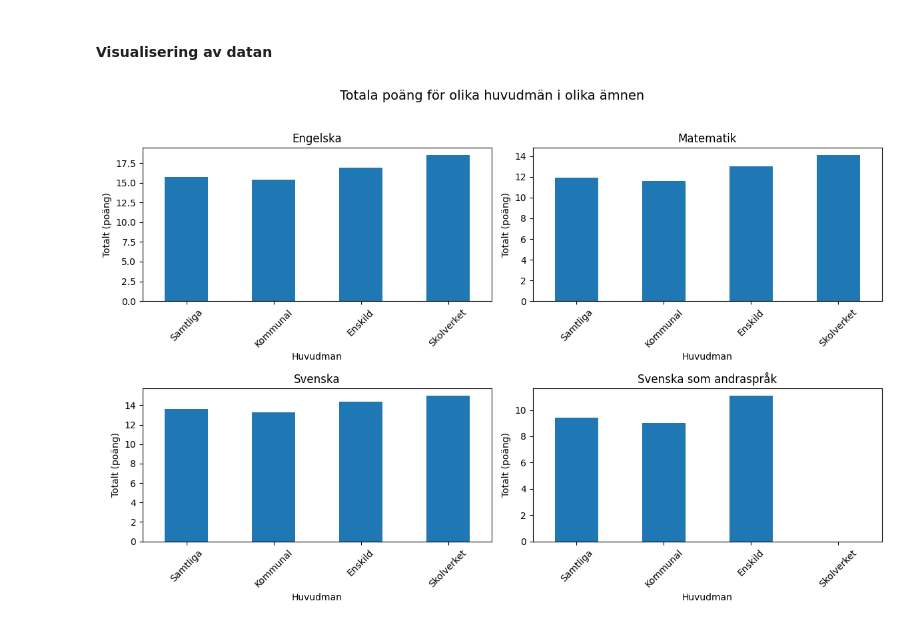
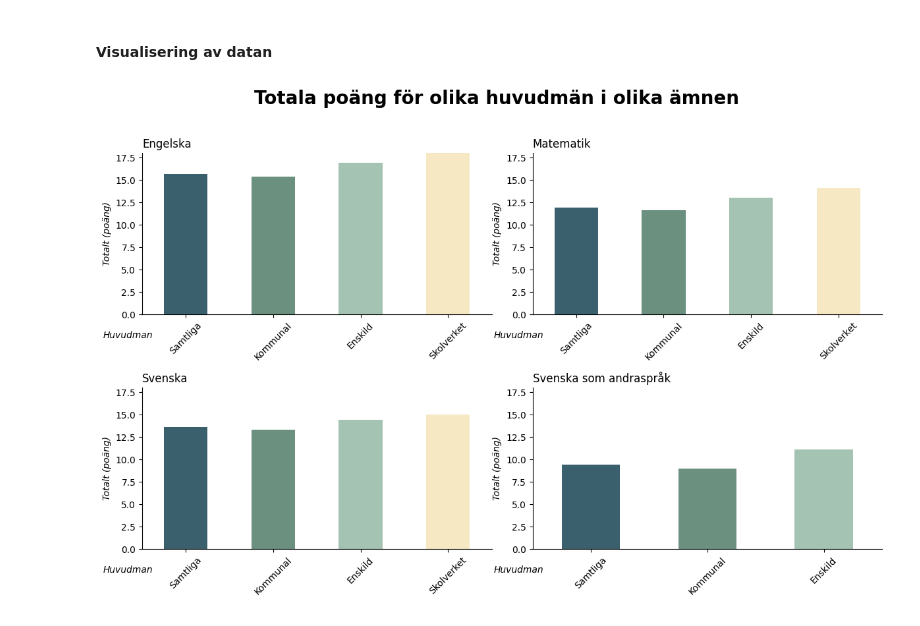
Before and after one commit to suseliwen/Labb2---skolstatistik, a Jupyter notebook: Labb2_uppgift1_refaktorerad.ipynb, the cells around one changed output. Cells and saved outputs as stored; diff of their text form; code cells hidden in the pictures.

```diff
--- a/Labb2_uppgift1_refaktorerad.ipynb
+++ b/Labb2_uppgift1_refaktorerad.ipynb
@@ -91,17 +89,23 @@ if sheet == "Svenska som andraspråk":
 # %%
 #Skapar en subplot för att kunna skapa diagram för respektive ämne i en och samma plott.
 fig, axes = plt.subplots(2, 2, figsize=(12, 8))
-fig.suptitle("Totala poäng för olika huvudmän i olika ämnen", fontsize=14)
+fig.suptitle("Totala poäng för olika huvudmän i olika ämnen", fontsize=20, fontweight = "bold")
 
 # Plottar varje ämne i en subplot
 for ax, (subject, df) in zip(axes.flatten(), data_frames.items()):
-    df.plot(kind="bar", x="Huvudman", y="Totalt (poäng)", ax=ax, legend=False)
-    ax.set_title(subject)  # Använd 'subject' som titel
-    ax.set_ylabel("Totalt (poäng)")
-    ax.set_xlabel("Huvudman")
+    ax.spines["top"].set_visible(False)
+    ax.spines["right"].set_visible(False)
+    df.plot(kind="bar", x="Huvudman", y="Totalt (poäng)", ax=ax, legend=False, color=["#3A606E", "#6B9080", "#A4C3B2", "#F6E8C3"]
+
+ )
+    ax.set_title(subject, loc="left")  # Använd 'subject' som titel
+    ax.set_ylabel("Totalt (poäng)", fontsize=10, fontstyle = "italic")
+    ax.set_xlabel("Huvudman", fontsize=10, fontstyle = "italic")
+    ax.xaxis.set_label_coords(-0.04, -0.10) #Tog hjälp av chatGPT för att kunna vänsterjustera labeln.
+    ax.set_ylim(0, 18) #Tog hjälp av chatGPT för att sätta samma värden på y-axeln, då det blir enklare att jämföra datan i respektive diagram.
     ax.tick_params(axis="x", rotation=45)  # Rotera texten så den syns tydligt
 
 plt.tight_layout(rect=[0, 0, 1, 0.96])  # Justerar layouten för att undvika överlapp
 plt.show()  # Visa plotten
 # %% [output]
-[figure, old version]
+[figure, new version]
```
Also changed, not shown: parts of 3 cells of this notebook, 2 other files.
